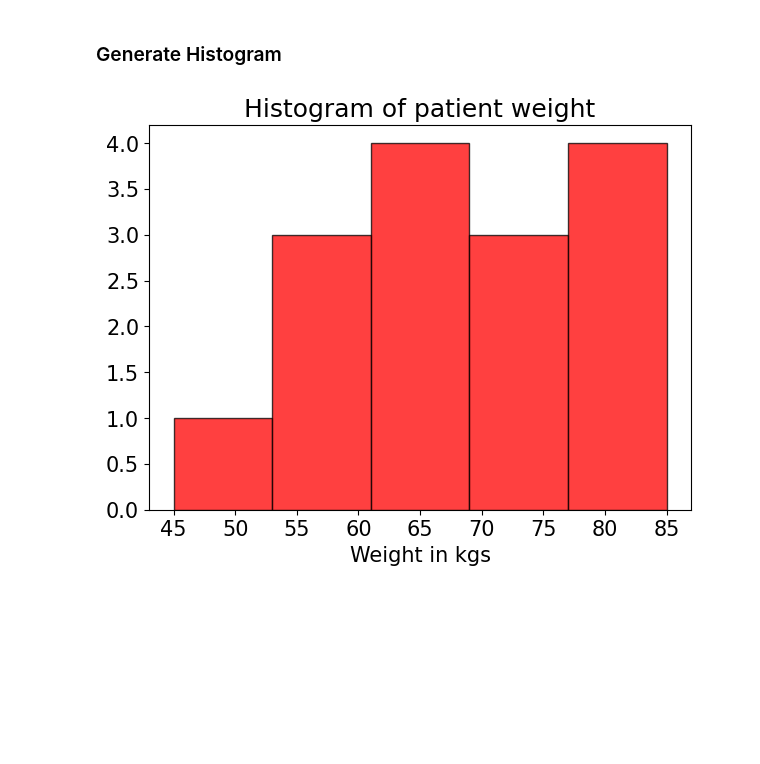
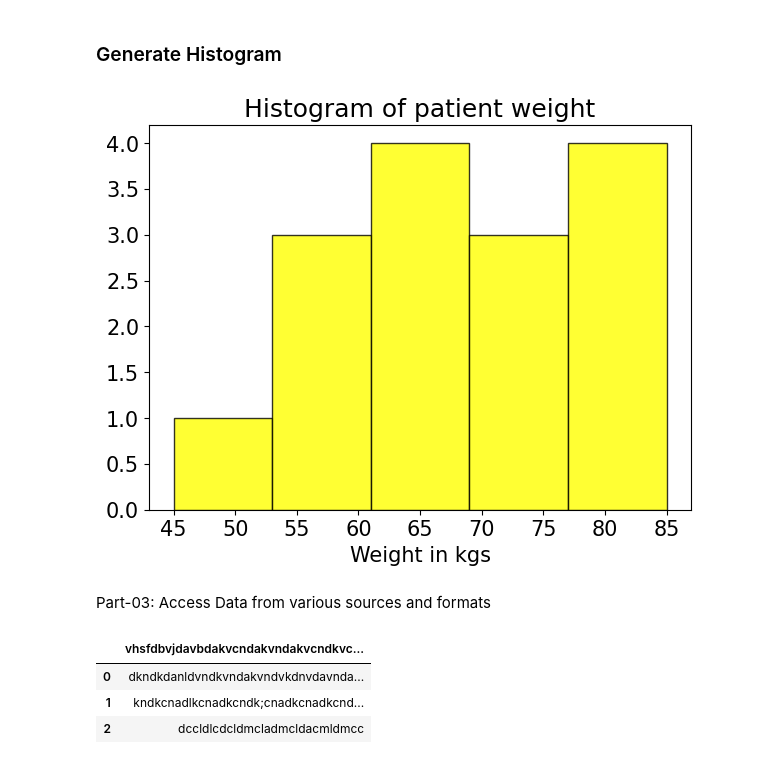
Before and after one commit to 2303a52176/AIML_2303A52176, a Jupyter notebook: Untitled1.ipynb, the cells around one changed output. Saved outputs shown, nothing was run; the diff lists cells and outputs as text; code cells hidden in the pictures; blank space fills up the shorter version.

```diff
--- a/Untitled1.ipynb
+++ b/Untitled1.ipynb
@@ -107,13 +107,16 @@ plt.show()
 # %%
 import numpy as np
 plt.figure(figsize=(7,5))
 # main plot function 'hist'
-plt.hist(weight,color='red',edgecolor='k',alpha=0.75,bins=5)
+plt.hist(weight,color='yellow',edgecolor='k',alpha=0.8,bins=5)
 
 plt.title("Histogram of patient weight",fontsize=18)
 plt.xlabel("Weight in kgs",fontsize=15)
 plt.xticks(fontsize=15)
 plt.yticks(fontsize=15)
 plt.show()
 # %% [output]
-[figure, old version]
+[figure, new version]
+# %% [markdown]
+
+Part-03: Access Data from various sources and formats
@@ -119,0 +128,7 @@ plt.show()
+# %%
+df1
+# %% [output]
+|  | vhsfdbvjdavbdakvcndakvndakvcndkvc... |
+| 0 | dkndkdanldvndkvndakvndvkdnvdavnda... |
+| 1 | kndkcnadlkcnadkcndk;cnadkcnadkcnd... |
+| 2 | dccldlcdcldmcladmcldacmldmcc |
```
Also changed, not shown: parts of 6 cells of this notebook.
